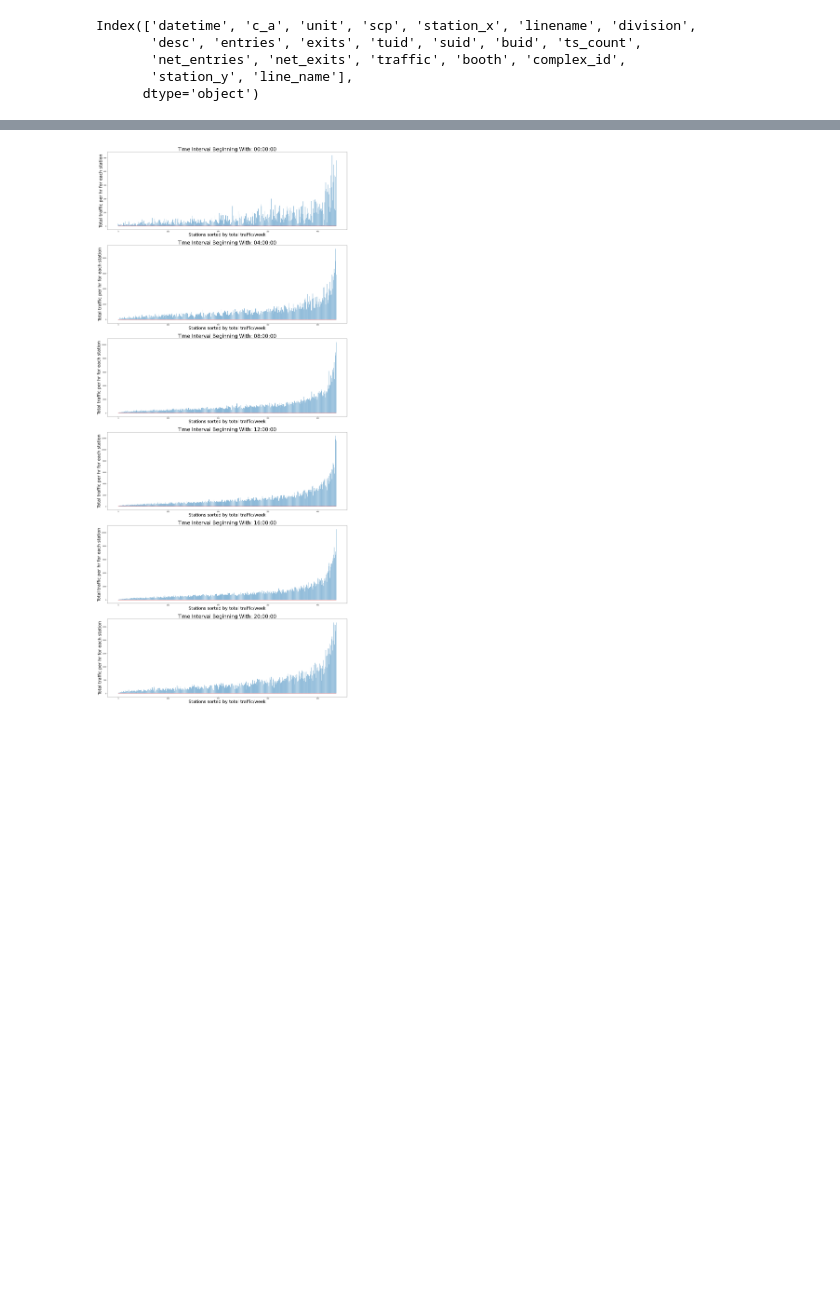
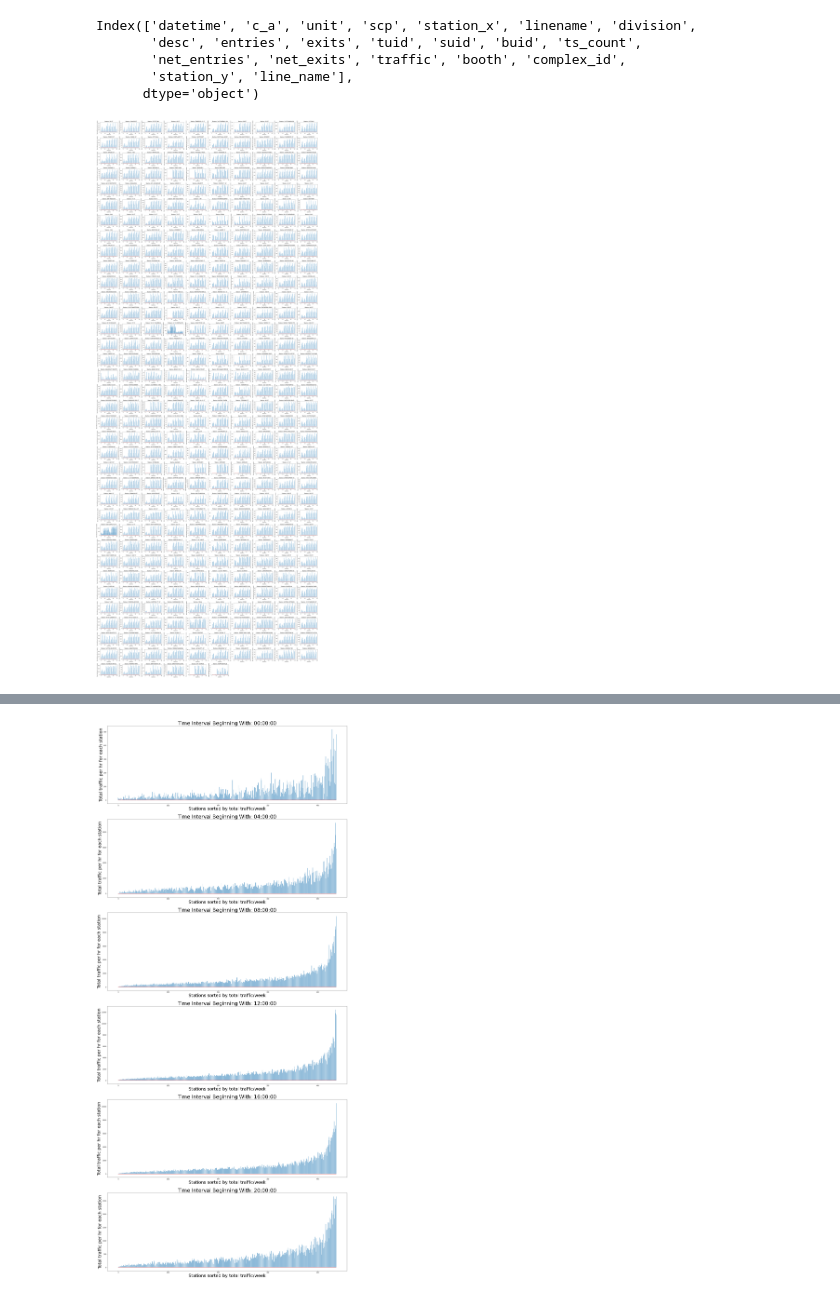
Before and after one commit to edithalice/metis_project_bensen, a Jupyter notebook: EDA.ipynb, the cells around one changed output, grey strips where cells are left out. Cells and saved outputs as stored; diff of their text form; code cells hidden in the pictures; blank space fills up the shorter version.

```diff
--- a/EDA.ipynb
+++ b/EDA.ipynb
@@ -69,6 +71,28 @@ st_stats = {}
 for st in dens_stats_st.index.unique():
     st_stats[dens_stats_st['station_x'][st].unique()[0]] = \
     dens_stats_st[dens_stats_st.index == st].reset_index(drop=True)
+# %%
+def sub_arr(df_dict, var, col_nums=10, title='', ylabel='', xlabel='', figsz=(40,100), fontsz=10):
+    row_nums = ceil(len(df_dict) / col_nums)  # how many rows of plots
+    plt.figure(figsize=figsz)
+
+    #create subplots for each station id in dict
+    for i, (k, v) in enumerate(df_dict.items(), 1):
+        plt.subplot(row_nums, col_nums, i)
+        sub_v = v[var]
+        p = plt.stem(sub_v, markerfmt=' ', use_line_collection=True)
+        plt.title((title + ': {}').format(k), fontsize=fontsz+5)
+        plt.ylabel(ylabel, fontsize=fontsz)
+        plt.xlabel(xlabel, fontsize=fontsz)
+
+    plt.tight_layout()
+    plt.show()
+    return
+# %%
+sub_arr(st_stats, 'total_traffic', title='Station', xlabel='Date/time',
+        ylabel='Total traffic/hour for all ts in station')
+# %% [output]
+[figure, added]
 # %%
 #Total traffic per hour per turnstile in a station, plotted in station subplots
 col_nums = 10  # how many plots per row
```
Also changed, not shown: parts of 7 cells of this notebook.
